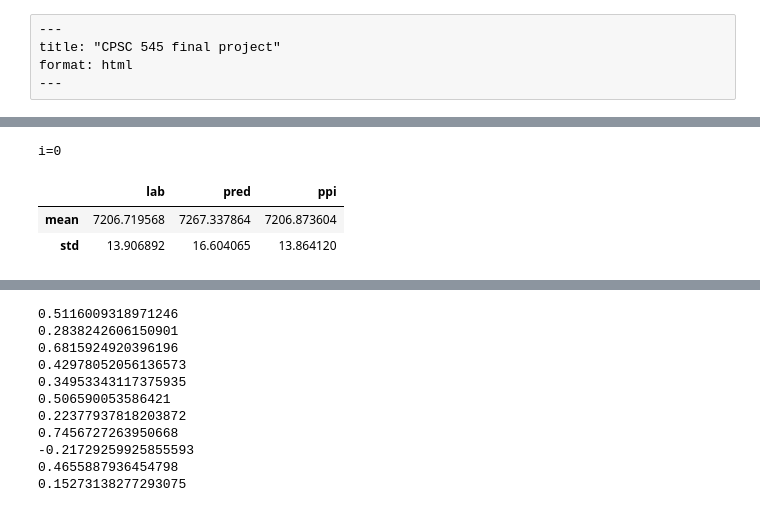
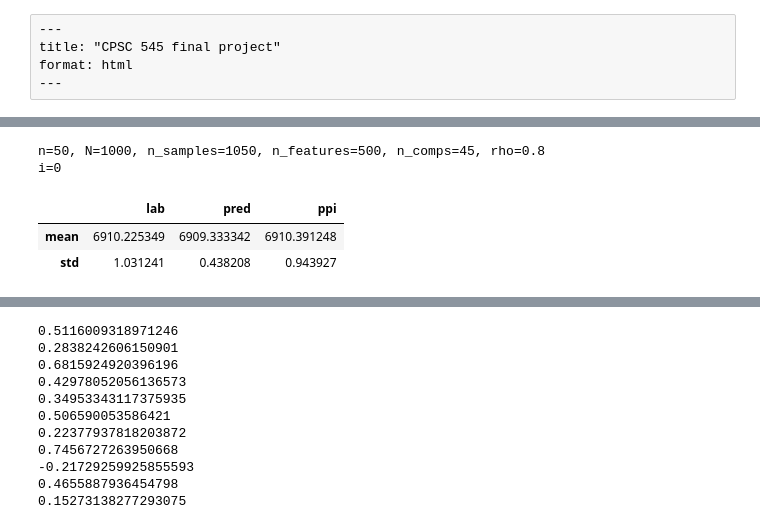
Before and after one commit to giulianonetto/cpsc545-project, a Jupyter notebook: scratch/scratch.ipynb, the cells around one changed output, grey strips where cells are left out. Saved outputs shown, nothing was run; the diff lists cells and outputs as text; code cells hidden in the pictures.

```diff
--- a/scratch/scratch.ipynb
+++ b/scratch/scratch.ipynb
@@ -30,13 +41,25 @@ def gen_data(sample_size, number_of_features, rho=0.5, var=2):
 # %%
-n = 10
+n_sim = 10
+n = 50
 N = 1_000
 n_samples = n + N
 n_features = 500
 n_test = 10_000
+n_comps = int(n * 0.9)
 _lambda = 1
+rho = 0.8
 
-X_test = gen_data(n_test, n_features, rho=0.8)
-W_test = get_w((X_test.T @ X_test) / n_test, n_comps=2)
+print(f"n={n}, N={N}, n_samples={n_samples}, n_features={n_features}, n_comps={n_comps}, rho={rho}")
+
+g_test = gen_data(n_test, n_features, rho=0, var=5)
+e_test = gen_data(n_test, n_features, rho=rho, var=5)
+X_test = g_test + e_test
+pred_test = g_test
+W_test = get_w((X_test.T @ X_test) / n_test, n_comps=n_comps)
+
+# E = [gen_data2(n_samples, n_features, 10, var=2) for _ in range(n_sim)]
+G = [gen_data(n_samples, n_features, rho=0, var=5) for _ in range(n_sim)]
+E = [gen_data(n_samples, n_features, rho=rho, var=5) for _ in range(n_sim)]
 
 errors_ppi = []
 errors_pred = []
@@ -46,13 +69,14 @@ w_errors_pred = []
 w_errors_lab = []
 covs_lab = []
 covs_pred_lab = []
-for i in range(5):
+for i in range(n_sim):
   if i % 10 == 0:
     print(f"i={i}")
-  e = gen_data(n_samples, n_features, rho=0.8, var=100)
-  g = gen_data(n_samples, n_features, rho=0.1, var=5)
+  # e = gen_data(n_samples, n_features, rho=rho, var=5)
+  e = E[i]
+  g = G[i]
   X_full = g + e
-  preds_full = g + gen_data(n_samples, n_features, rho=1e-8, var=100)
+  preds_full = g
   X_lab = X_full[:n]
   X_pred_lab = preds_full[:n]
   X_unlab = preds_full[n:]
@@ -66,44 +90,48 @@ for i in range(5):
   Sigma_pred = (preds_full.T @ preds_full) / n_samples
   Omega = ((X_lab.T @ X_lab) / n) - ((X_pred_lab.T @ X_pred_lab) / n) + ((X_unlab.T @ X_unlab) / N)
   # Omega = ((X_lab.T @ X_lab) / n) + _lambda * (((X_unlab.T @ X_unlab) / N) - ((X_pred_lab.T @ X_pred_lab) / n))
 
-  W_lab = get_w(Sigma_lab, n_comps=2)
-  W_pred = get_w(Sigma_pred, n_comps=2)
-  W_ppi = get_w(Omega, n_comps=2)
-  Z_lab = X_full @ W_lab
-  Z_pred = X_full @ W_pred
-  Z_ppi = X_full @ W_ppi
+  W_lab = get_w(Sigma_lab, n_comps=n_comps)
+  W_pred = get_w(Sigma_pred, n_comps=n_comps)
+  W_ppi = get_w(Omega, n_comps=n_comps)
+  # Z_lab = X_test @ W_lab
+  # Z_pred = X_test @ W_pred
+  # Z_ppi = X_test @ W_ppi
+  Z_lab = pred_test @ W_lab
+  Z_pred = pred_test @ W_pred
+  Z_ppi = pred_test @ W_ppi
 
   Xhat_lab = Z_lab @ W_lab.T
   Xhat_pred = Z_pred @ W_pred.T
   Xhat_ppi = Z_ppi @ W_ppi.T
-  error_lab = np.linalg.norm(X_full - Xhat_lab)
-  error_pred = np.linalg.norm(X_full - Xhat_pred)
-  error_ppi = np.linalg.norm(X_full - Xhat_ppi)
+  error_lab = np.linalg.norm(X_test - Xhat_lab)
+  error_pred = np.linalg.norm(X_test - Xhat_pred)
+  error_ppi = np.linalg.norm(X_test - Xhat_ppi)
   errors_lab.append(error_lab)
   errors_pred.append(error_pred)
   errors_ppi.append(error_ppi)
 
   W_error_lab = np.linalg.norm(W_lab - W_test)
   W_error_pred = np.linalg.norm(W_pred - W_test)
   W_error_ppi = np.linalg.norm(W_ppi - W_test)
   w_errors_lab.append(W_error_lab)
   w_errors_pred.append(W_error_pred)
   w_errors_ppi.append(W_error_ppi)
 
 d = pd.DataFrame(
     {
         "lab": errors_lab,
         "pred": errors_pred,
         "ppi": errors_ppi,
     }
 )
 d.agg({"lab": ["mean", "std"], "pred": ["mean", "std"], "ppi": ["mean", "std"]})
 # %% [output]
+n=50, N=1000, n_samples=1050, n_features=500, n_comps=45, rho=0.8
 i=0
 |  | lab | pred | ppi |
-| mean | 7206.719568 | 7267.337864 | 7206.873604 |
-| std | 13.906892 | 16.604065 | 13.864120 |
+| mean | 6910.225349 | 6909.333342 | 6910.391248 |
+| std | 1.031241 | 0.438208 | 0.943927 |
 # %%
 cors = []
 for i in range(X_full.shape[1]):
```
Also changed, not shown: parts of 13 cells of this notebook, 5 other files.
